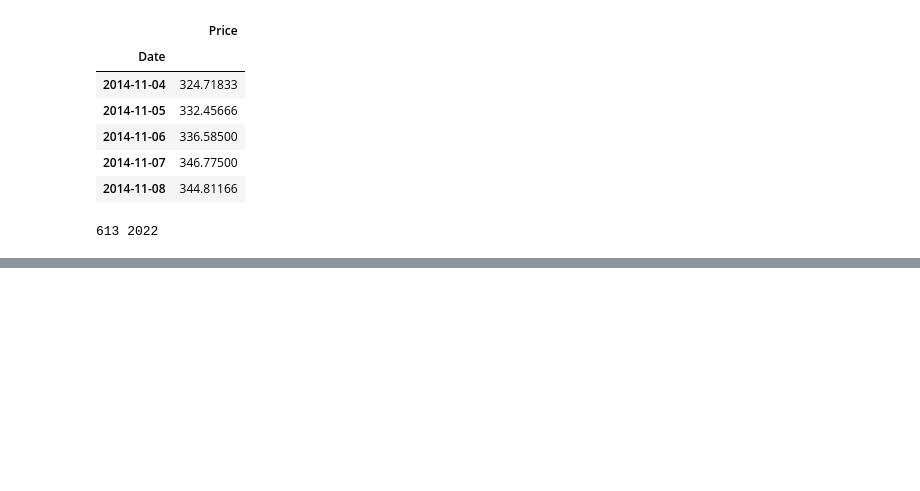
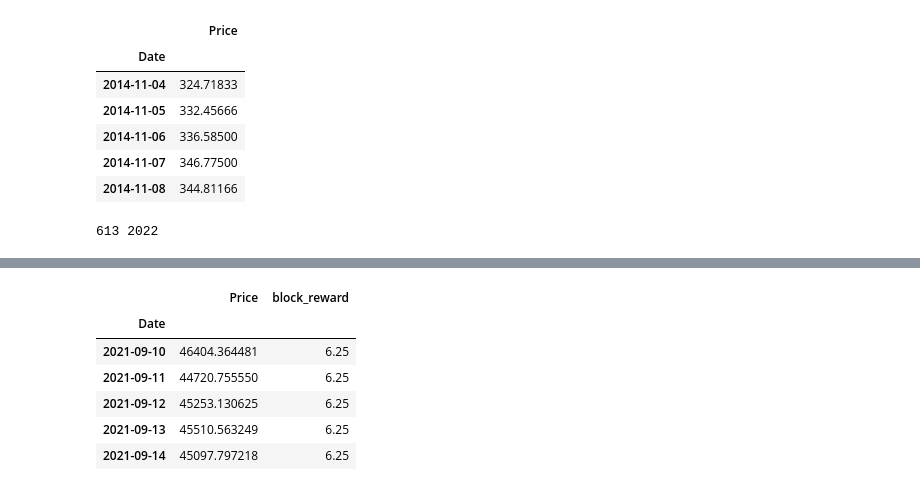
Before and after one commit to Dimisz/tensorflow_projects, a Jupyter notebook: time_series/bitcoin_price_prediction.ipynb, the cells around one changed output, grey strips where cells are left out. Saved outputs shown, nothing was run; the diff lists cells and outputs as text; code cells hidden in the pictures; blank space fills up the shorter version.

```diff
--- a/time_series/bitcoin_price_prediction.ipynb
+++ b/time_series/bitcoin_price_prediction.ipynb
@@ -1239,0 +1259,10 @@ print(block_reward_2_days, block_reward_3_days)
+# %%
+bitcoin_prices_block.tail()
+# %% [output]
+|  | Price | block_reward |
+| Date |  |  |
+| 2021-09-10 | 46404.364481 | 6.25 |
+| 2021-09-11 | 44720.755550 | 6.25 |
+| 2021-09-12 | 45253.130625 | 6.25 |
+| 2021-09-13 | 45510.563249 | 6.25 |
+| 2021-09-14 | 45097.797218 | 6.25 |
```
Also changed, not shown: parts of 3 cells of this notebook.
